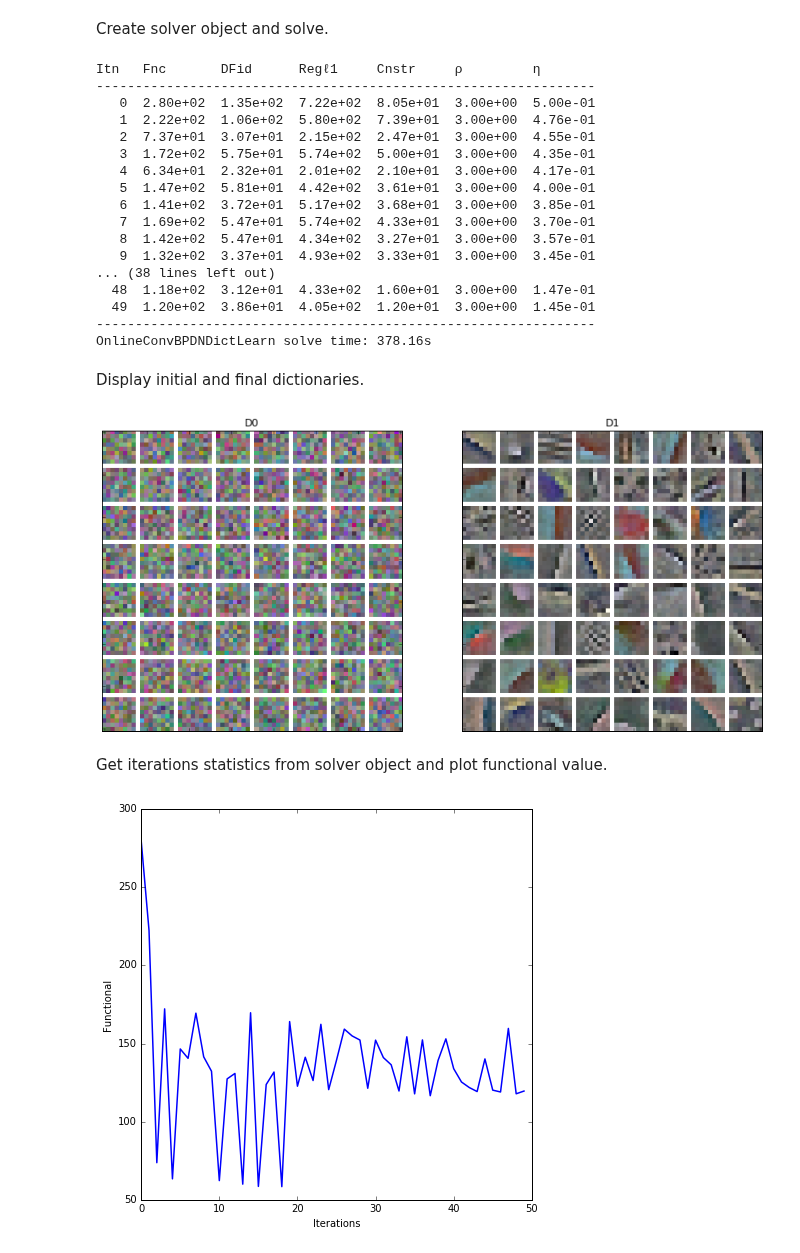
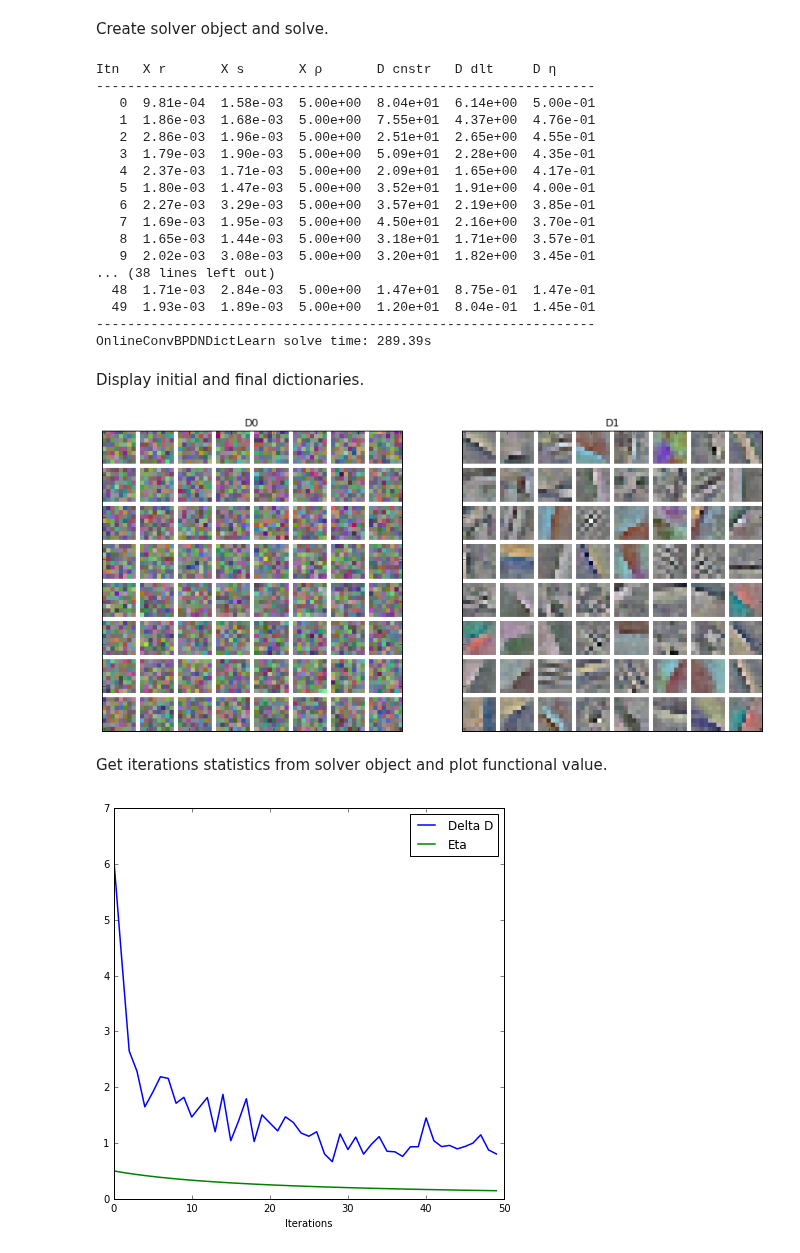
Before and after one commit to bwohlberg/sporco-notebooks, a Jupyter notebook: cdl/onlinecdl_clr.ipynb, the cells around one changed output. Saved outputs shown, nothing was run; the diff lists cells and outputs as text; code cells hidden in the pictures.

Commit message:
Updates for modified online CDL module

```diff
--- a/cdl/onlinecdl_clr.ipynb
+++ b/cdl/onlinecdl_clr.ipynb
@@ -41,18 +41,19 @@ Set regularization parameter and options for dictionary learning solver.
 # %%
 lmbda = 0.2
 opt = onlinecdl.OnlineConvBPDNDictLearn.Options({
-    'Verbose': True, 'MaxMainIter': 50, 'AccurateDFid' : True,
-    'CBPDN': {'rho': 3.0, 'AutoRho': {'Enabled': False},
-              'RelaxParam': 1.0, 'RelStopTol': 1e-7, 'MaxMainIter': 50,
-              'FastSolve': False, 'DataType': np.float32},
-    'OCDL': {'ZeroMean': False, 'eta_a': 10.0, 'eta_b': 20.0,
-             'DataType': np.float32}})
+                'Verbose': True, 'ZeroMean': False, 'eta_a': 10.0,
+                'eta_b': 20.0, 'DataType': np.float32,
+                'CBPDN': {'rho': 5.0, 'AutoRho': {'Enabled': True},
+                    'RelaxParam': 1.8, 'RelStopTol': 1e-7, 'MaxMainIter': 50,
+                    'FastSolve': False, 'DataType': np.float32}})
 # %% [markdown]
 Create solver object and solve.
 # %%
-d = onlinecdl.OnlineConvBPDNDictLearn(D0, sh[..., [0]], lmbda, opt)
+d = onlinecdl.OnlineConvBPDNDictLearn(D0, lmbda, opt)
 
-for it in range(opt['MaxMainIter']):
+iter = 50
+d.display_start()
+for it in range(iter):
     img_index = np.random.randint(0, sh.shape[-1])
     d.solve(sh[..., [img_index]])
 
@@ -60,23 +61,23 @@ d.display_end()
 D1 = d.getdict()
 print("OnlineConvBPDNDictLearn solve time: %.2fs" % d.timer.elapsed('solve'))
 # %% [output]
-Itn   Fnc       DFid      Regℓ1     Cnstr     ρ         η
+Itn   X r       X s       X ρ       D cnstr   D dlt     D η
 ----------------------------------------------------------------
-   0  2.80e+02  1.35e+02  7.22e+02  8.05e+01  3.00e+00  5.00e-01
-   1  2.22e+02  1.06e+02  5.80e+02  7.39e+01  3.00e+00  4.76e-01
-   2  7.37e+01  3.07e+01  2.15e+02  2.47e+01  3.00e+00  4.55e-01
-   3  1.72e+02  5.75e+01  5.74e+02  5.00e+01  3.00e+00  4.35e-01
-   4  6.34e+01  2.32e+01  2.01e+02  2.10e+01  3.00e+00  4.17e-01
-   5  1.47e+02  5.81e+01  4.42e+02  3.61e+01  3.00e+00  4.00e-01
-   6  1.41e+02  3.72e+01  5.17e+02  3.68e+01  3.00e+00  3.85e-01
-   7  1.69e+02  5.47e+01  5.74e+02  4.33e+01  3.00e+00  3.70e-01
-   8  1.42e+02  5.47e+01  4.34e+02  3.27e+01  3.00e+00  3.57e-01
-   9  1.32e+02  3.37e+01  4.93e+02  3.33e+01  3.00e+00  3.45e-01
+   0  9.81e-04  1.58e-03  5.00e+00  8.04e+01  6.14e+00  5.00e-01
+   1  1.86e-03  1.68e-03  5.00e+00  7.55e+01  4.37e+00  4.76e-01
+   2  2.86e-03  1.96e-03  5.00e+00  2.51e+01  2.65e+00  4.55e-01
+   3  1.79e-03  1.90e-03  5.00e+00  5.09e+01  2.28e+00  4.35e-01
+   4  2.37e-03  1.71e-03  5.00e+00  2.09e+01  1.65e+00  4.17e-01
+   5  1.80e-03  1.47e-03  5.00e+00  3.52e+01  1.91e+00  4.00e-01
+   6  2.27e-03  3.29e-03  5.00e+00  3.57e+01  2.19e+00  3.85e-01
+   7  1.69e-03  1.95e-03  5.00e+00  4.50e+01  2.16e+00  3.70e-01
+   8  1.65e-03  1.44e-03  5.00e+00  3.18e+01  1.71e+00  3.57e-01
+   9  2.02e-03  3.08e-03  5.00e+00  3.20e+01  1.82e+00  3.45e-01
 ... (38 lines left out)
-  48  1.18e+02  3.12e+01  4.33e+02  1.60e+01  3.00e+00  1.47e-01
-  49  1.20e+02  3.86e+01  4.05e+02  1.20e+01  3.00e+00  1.45e-01
+  48  1.71e-03  2.84e-03  5.00e+00  1.47e+01  8.75e-01  1.47e-01
+  49  1.93e-03  1.89e-03  5.00e+00  1.20e+01  8.04e-01  1.45e-01
 ----------------------------------------------------------------
-OnlineConvBPDNDictLearn solve time: 378.16s
+OnlineConvBPDNDictLearn solve time: 289.39s
 # %% [markdown]
 Display initial and final dictionaries.
 # %%
@@ -88,13 +89,14 @@ plot.subplot(1, 2, 2)
 plot.imview(util.tiledict(D1), title='D1', fig=fig)
 fig.show()
 # %% [output]
-[figure, old version]
+[figure, new version]
 # %% [markdown]
 Get iterations statistics from solver object and plot functional value.
 # %%
 its = d.getitstat()
 fig = plot.figure(figsize=(7, 7))
-plot.plot(its.ObjFun, xlbl='Iterations', ylbl='Functional', fig=fig)
+plot.plot(np.vstack((its.DeltaD, its.Eta)).T, xlbl='Iterations',
+          lgnd=('Delta D', 'Eta'), fig=fig)
 fig.show()
 # %% [output]
-[figure, old version]
+[figure, new version]
```
Also changed, not shown: parts of 1 cell of this notebook, 3 other files.
